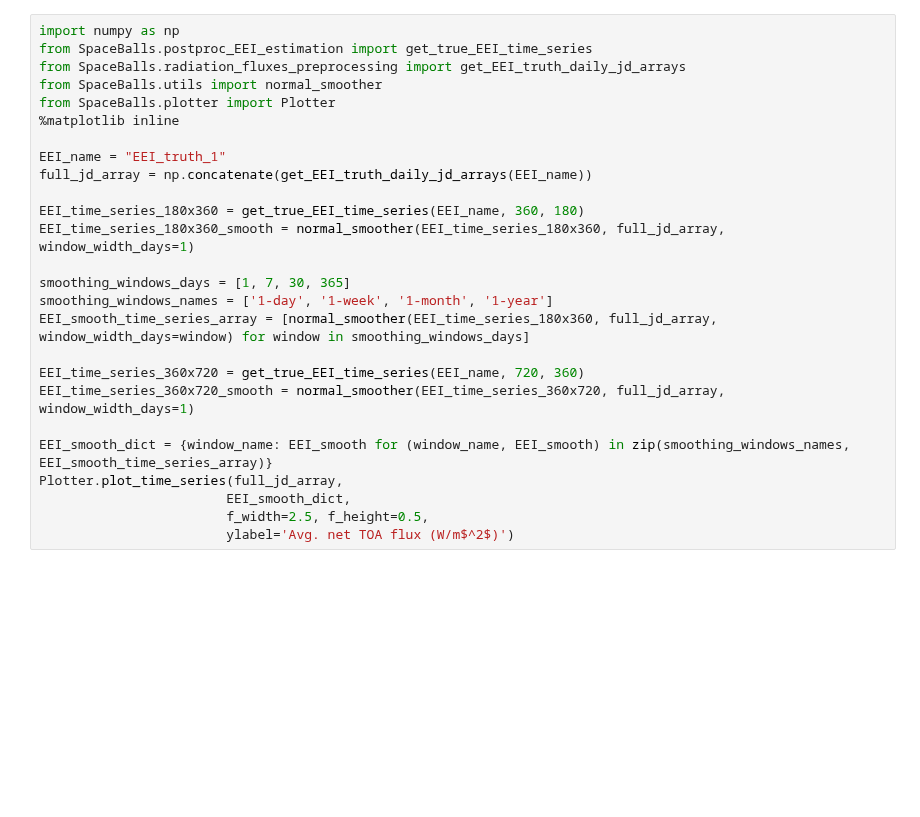
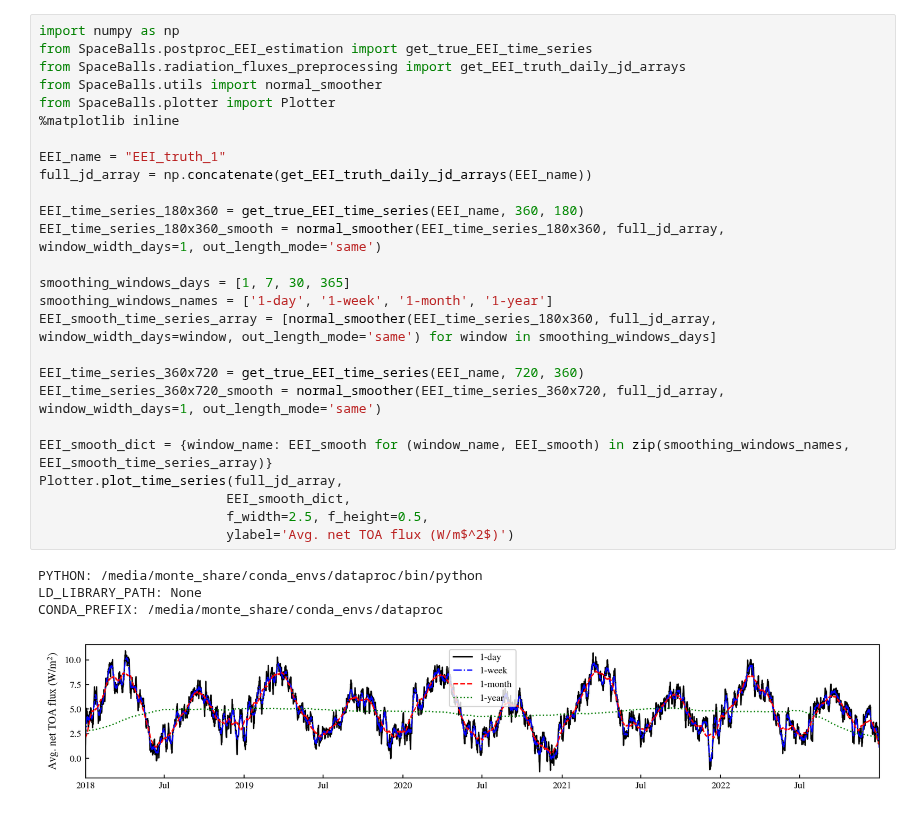
Before and after one commit to nasa-jpl/Space-Balls-MST, a Jupyter notebook: sbfinal-master/notebooks/plotting_EEI.ipynb, the cells around one changed output. Drawn from its saved outputs; the diff is of its cells as text; blank space fills up the shorter version.

```diff
--- a/sbfinal-master/notebooks/plotting_EEI.ipynb
+++ b/sbfinal-master/notebooks/plotting_EEI.ipynb
@@ -270,29 +1,34 @@ for window_name, window_days in zip(smoothing_windows_names[3:], smoothing_windo
 # %%
 import numpy as np
 from SpaceBalls.postproc_EEI_estimation import get_true_EEI_time_series
 from SpaceBalls.radiation_fluxes_preprocessing import get_EEI_truth_daily_jd_arrays
 from SpaceBalls.utils import normal_smoother
 from SpaceBalls.plotter import Plotter
 %matplotlib inline
 
 EEI_name = "EEI_truth_1"
 full_jd_array = np.concatenate(get_EEI_truth_daily_jd_arrays(EEI_name))
 
 EEI_time_series_180x360 = get_true_EEI_time_series(EEI_name, 360, 180)
-EEI_time_series_180x360_smooth = normal_smoother(EEI_time_series_180x360, full_jd_array, window_width_days=1)
+EEI_time_series_180x360_smooth = normal_smoother(EEI_time_series_180x360, full_jd_array, window_width_days=1, out_length_mode='same')
 
 smoothing_windows_days = [1, 7, 30, 365]
 smoothing_windows_names = ['1-day', '1-week', '1-month', '1-year']
-EEI_smooth_time_series_array = [normal_smoother(EEI_time_series_180x360, full_jd_array, window_width_days=window) for window in smoothing_windows_days]
+EEI_smooth_time_series_array = [normal_smoother(EEI_time_series_180x360, full_jd_array, window_width_days=window, out_length_mode='same') for window in smoothing_windows_days]
 
 EEI_time_series_360x720 = get_true_EEI_time_series(EEI_name, 720, 360)
-EEI_time_series_360x720_smooth = normal_smoother(EEI_time_series_360x720, full_jd_array, window_width_days=1)
+EEI_time_series_360x720_smooth = normal_smoother(EEI_time_series_360x720, full_jd_array, window_width_days=1, out_length_mode='same')
 
 EEI_smooth_dict = {window_name: EEI_smooth for (window_name, EEI_smooth) in zip(smoothing_windows_names, EEI_smooth_time_series_array)}
 Plotter.plot_time_series(full_jd_array,
                         EEI_smooth_dict,
                         f_width=2.5, f_height=0.5,
                         ylabel='Avg. net TOA flux (W/m$^2$)')
+# %% [output]
+PYTHON: /media/monte_share/conda_envs/dataproc/bin/python
+LD_LIBRARY_PATH: None
+CONDA_PREFIX: /media/monte_share/conda_envs/dataproc
+[figure, added]
 # %%
 Plotter.plot_time_series(full_jd_array,
                          {'1-day avg. EEI': EEI_time_series_180x360_smooth},
```
Also changed, not shown: parts of 7 cells of this notebook, 27 other files.
